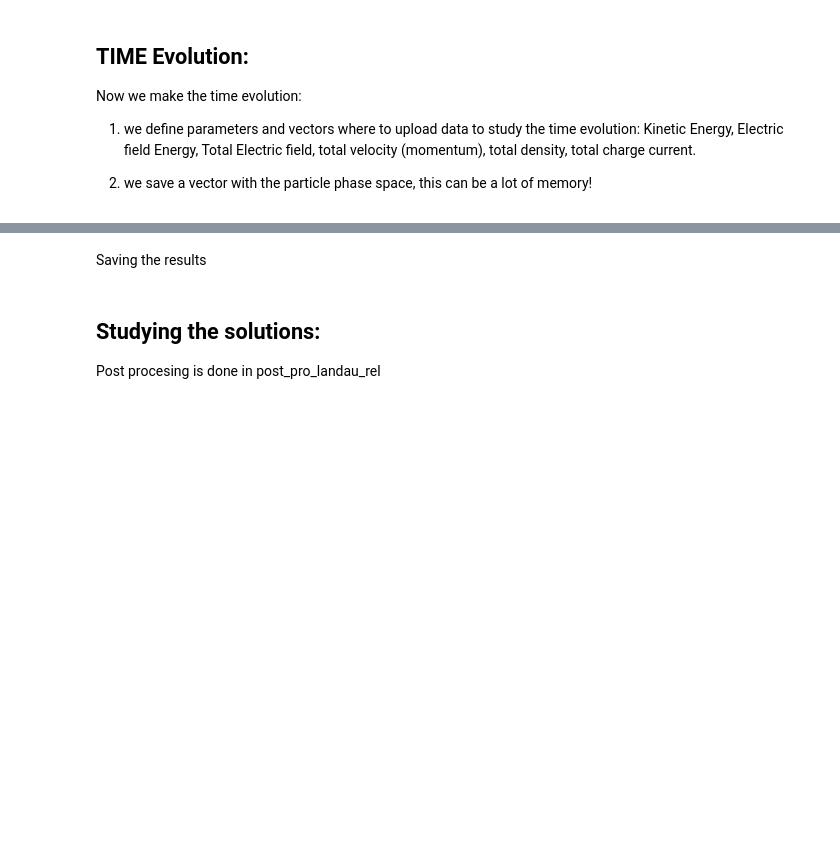
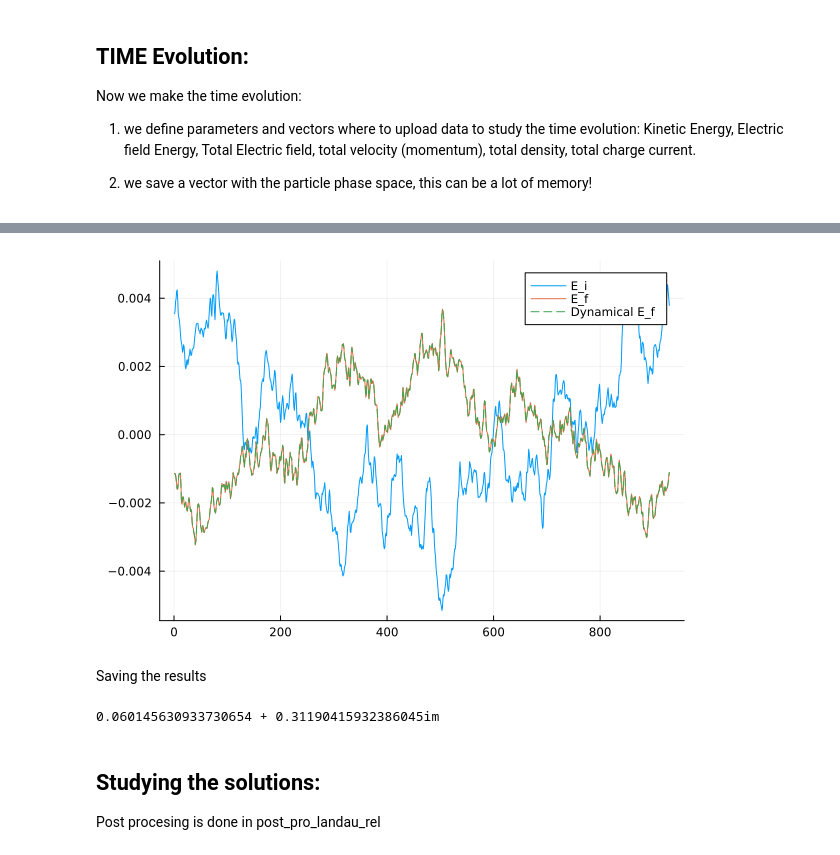
Before and after one commit to reula/PIC-1D, a Jupyter notebook: pic_3_landau_rel_v2.ipynb, the cells around one changed output, grey strips where cells are left out. Saved outputs shown, nothing was run; the diff lists cells and outputs as text; code cells hidden in the pictures; blank space fills up the shorter version.

```diff
--- a/pic_3_landau_rel_v2.ipynb
+++ b/pic_3_landau_rel_v2.ipynb
@@ -409,26 +411,33 @@ j = 201 , t = 0.9999999999999897, k = 401, nthreads = 2, Energy = 0.003744402794
 # %%
 #@bell sleep(3)
 E_f = zeros(J)
 #ϕ_f = zeros(J)
 #n_f = zeros(J) #charge density
 if Poisson
-    get_density!(u, n, par_grid,0.0)
-    get_ϕ!(ϕ, n .- 1.0, κ)
+    get_density!(u, n, par_grid, 0.0)
+    get_ϕ!(ϕ, n .- 1., κ)
     get_E_from_ϕ!(ϕ,E_f,dx)
 end
 if E_direct
-    get_density!(u, n, par_grid,0.5)
-    get_Ed
+    get_density!(u, n, par_grid, 0.5)
+    get_E_direct!(E_f,-n .+ 1.0,par_grid)
+end
 
 plot(E_i, label="E_i")
 plot!(E_f, label="E_f")
 plot!(u[2N+1:end], ls=:dash, label="Dynamical E_f")
+# %% [output]
+[figure, added]
 # %% [markdown]
 Saving the results
 # %%
 if remote_server
     exit() #if running as script
 end
+# %%
+rfft(E_i)[nm+1]
+# %% [output]
+0.060145630933730654 + 0.31190415932386045im
 # %% [markdown]
 ## Studying the solutions:
 
```
Also changed, not shown: parts of 10 cells of this notebook, 3 other files.
